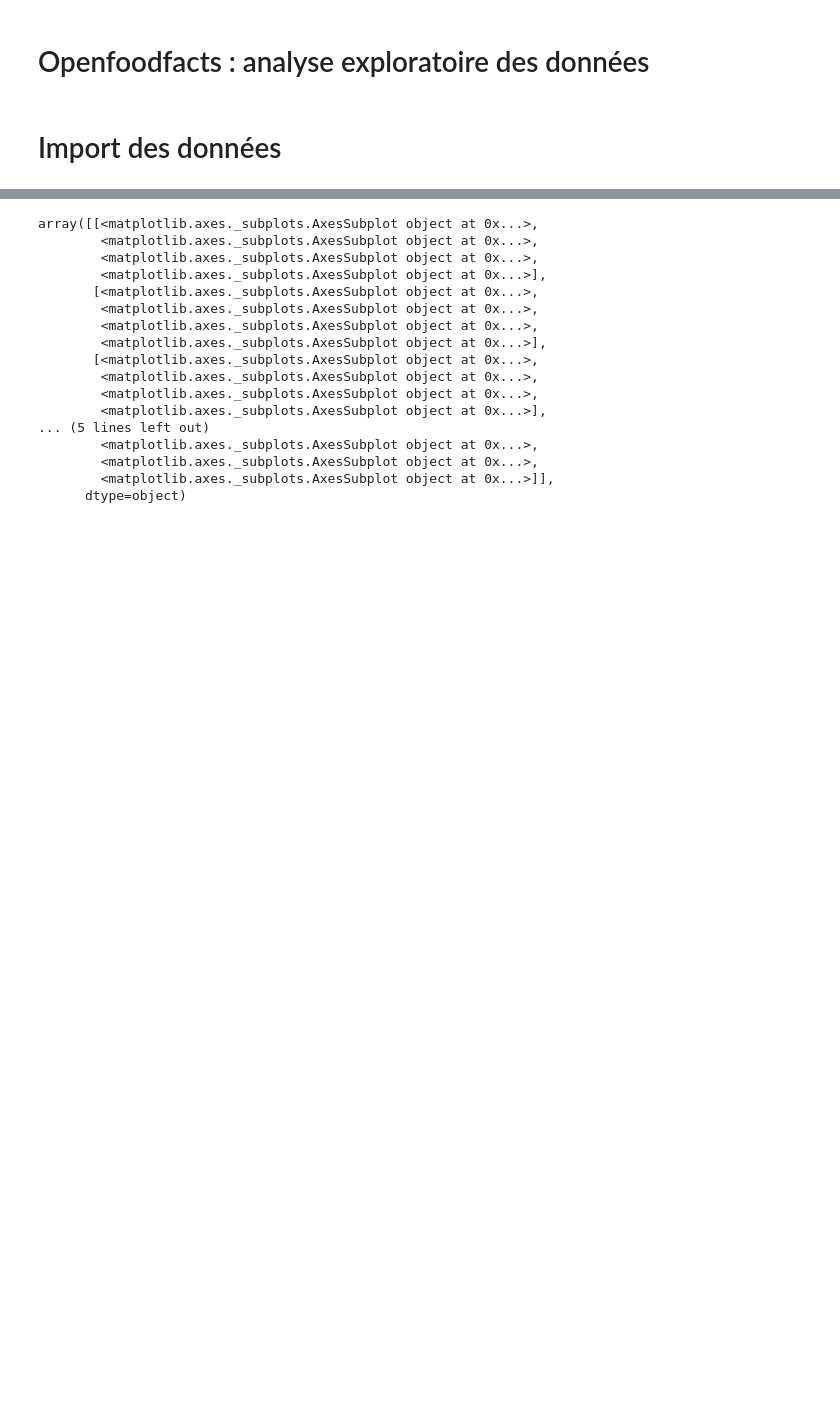
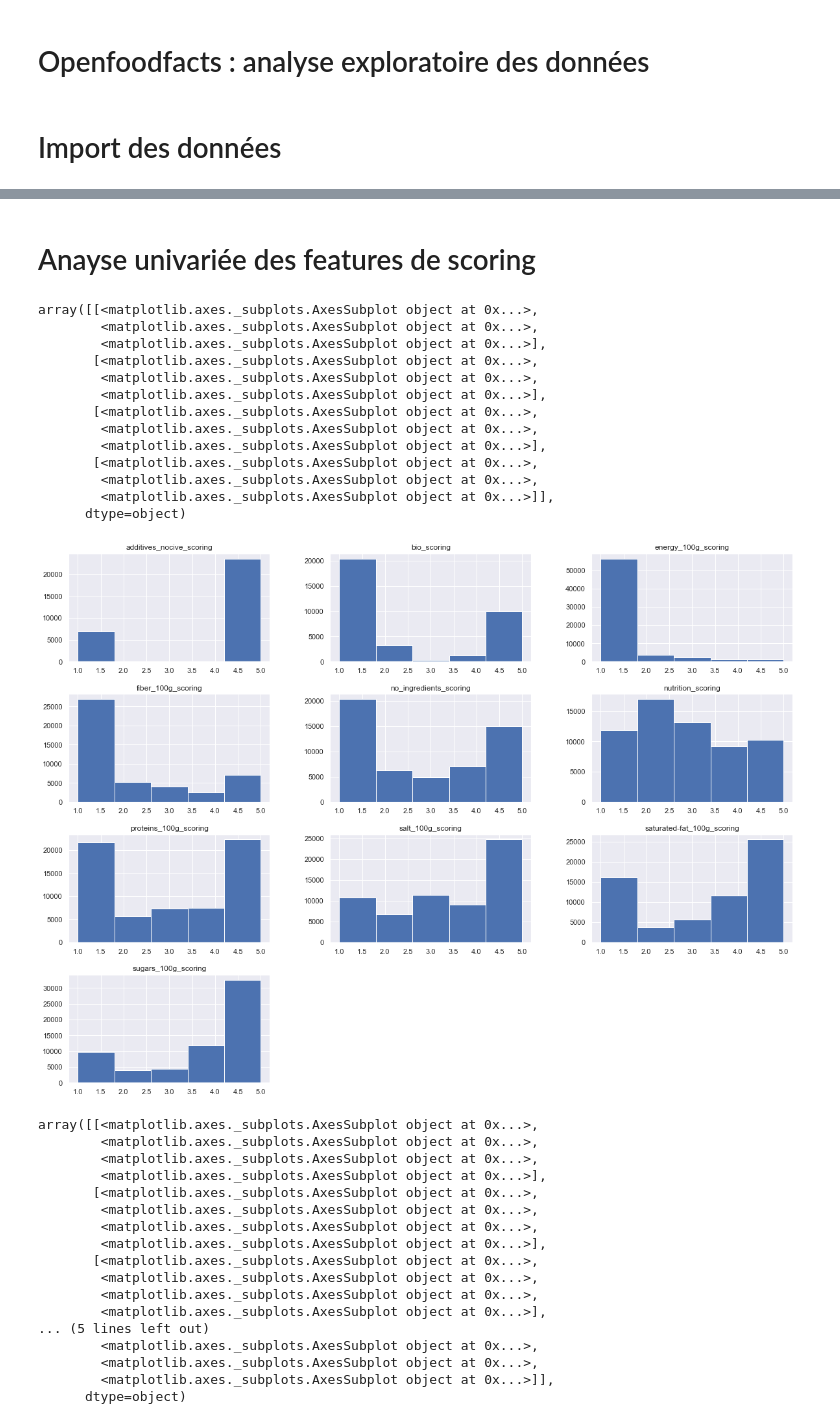
Before and after one commit to Severac/openclassrooms, a Jupyter notebook: PJ2/PJ2_dataexplore.ipynb, the cells around one changed output, grey strips where cells are left out. Cells and saved outputs as stored; diff of their text form; code cells hidden in the pictures; blank space fills up the shorter version.

```diff
--- a/PJ2/PJ2_dataexplore.ipynb
+++ b/PJ2/PJ2_dataexplore.ipynb
@@ -42,0 +63,7 @@ food.head()
+# %%
+scoring_features = ['nutrition_scoring', 'no_ingredients_scoring',
+       'additives_nocive_scoring', 'energy_100g_scoring', 'salt_100g_scoring',
+       'sugars_100g_scoring', 'saturated-fat_100g_scoring',
+       'fiber_100g_scoring', 'proteins_100g_scoring', 'bio_scoring']
+
+quantity_features = ['energy_100g', 'sugars_100g', 'salt_100g', 'saturated-fat_100g', 'fiber_100g', 'proteins_100g' ]
@@ -43,3 +94,22 @@ food.head()
+# %% [markdown]
+# Anayse univariée des features de scoring
+# %%
+food[scoring_features].hist(bins=5, figsize=(20,15))
+# %% [output]
+array([[<matplotlib.axes._subplots.AxesSubplot object at 0x...>,
+        <matplotlib.axes._subplots.AxesSubplot object at 0x...>,
+        <matplotlib.axes._subplots.AxesSubplot object at 0x...>],
+       [<matplotlib.axes._subplots.AxesSubplot object at 0x...>,
+        <matplotlib.axes._subplots.AxesSubplot object at 0x...>,
+        <matplotlib.axes._subplots.AxesSubplot object at 0x...>],
+       [<matplotlib.axes._subplots.AxesSubplot object at 0x...>,
+        <matplotlib.axes._subplots.AxesSubplot object at 0x...>,
+        <matplotlib.axes._subplots.AxesSubplot object at 0x...>],
+       [<matplotlib.axes._subplots.AxesSubplot object at 0x...>,
+        <matplotlib.axes._subplots.AxesSubplot object at 0x...>,
+        <matplotlib.axes._subplots.AxesSubplot object at 0x...>]],
+      dtype=object)
+[figure, added]
 # %%
 food.hist(bins=5, figsize=(20,15))
 # %% [output]
```
Also changed, not shown: parts of 21 cells of this notebook.
